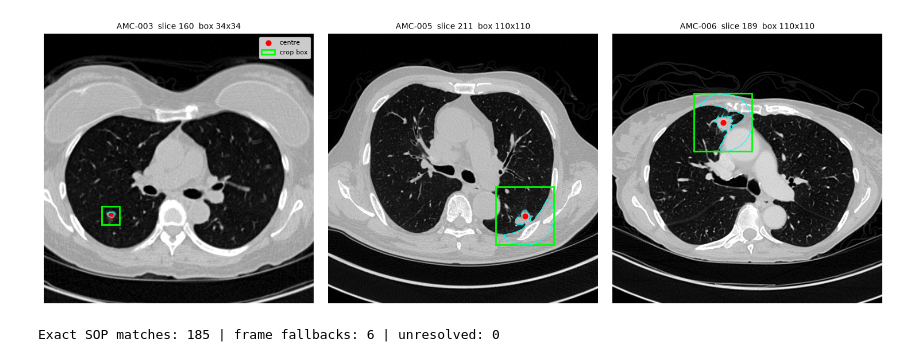
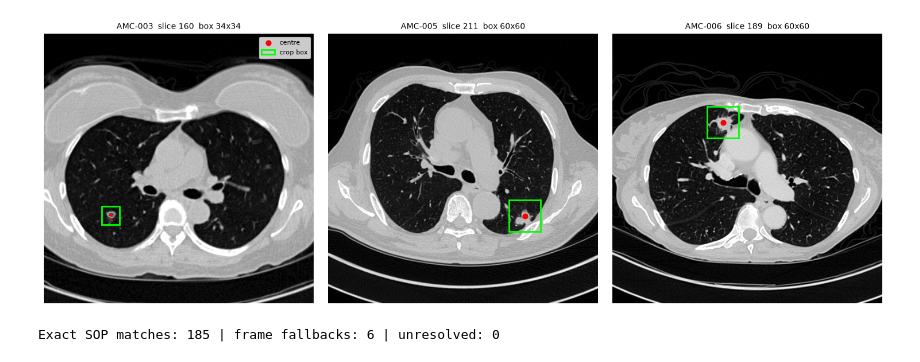
Before and after one commit to jeslinpjames/LungCancerGrading, a Jupyter notebook: AIM_Global_Verification_Sandbox.ipynb, the cells around one changed output. Cells and saved outputs as stored; diff of their text form; code cells hidden in the pictures.

Commit message:
fix region growing so that the tumors no longer leak into the chest wall

```diff
--- a/AIM_Global_Verification_Sandbox.ipynb
+++ b/AIM_Global_Verification_Sandbox.ipynb
@@ -1,8 +1,9 @@
 # %%
 # %% [markdown]
-# # AIM Global Resolution + DYNAMIC tumour box (region-grow sizing)
+# # AIM Global Resolution + DYNAMIC tumour box (lung-gated region-grow sizing)
 # Finds the markup's series anywhere in the patient folder, then sizes the crop box to the
-# actual tumour by region-growing from the markup centre (no more fixed 72x72).
+# actual tumour by region-growing from the markup centre (no more fixed 72x72). The grow is
+# confined to the lung field (+rim), so peripheral tumours no longer leak into the chest wall.
 
 # %%
 import os, glob, math
@@ -63,18 +64,57 @@ def find_series_for_sops(pdir, target_sops):
             except Exception: pass
     return found
 
-def estimate_tumor_bbox(sl_hu, cx, cy, r_max=55, hu_thresh=-400, min_half=12, pad=10, return_mask=False):
-    """Region-grow a soft-tissue blob from (cx,cy); return a square half-size hugging the tumour."""
+def _lung_gate_2d(sl_hu, body_thresh=-500, air_thresh=-400, margin=20):
+    """Lung field (aerated lung) dilated by `margin` px. Confining the region-grow
+    to this gate keeps it from leaking into the chest wall / mediastinum, while the
+    rim still admits juxtapleural tumours bulging onto the pleura."""
+    bdy = ndimage.binary_fill_holes(sl_hu > body_thresh)            # patient body, holes filled
+    lbl, n = ndimage.label(bdy)
+    if n == 0: return np.zeros(sl_hu.shape, bool)
+    bdy = lbl == (np.argmax(ndimage.sum(np.ones_like(lbl), lbl, range(1, n+1))) + 1)
+    air = ndimage.binary_opening((sl_hu < air_thresh) & bdy, structure=skdisk(2))  # air inside body = lungs
+    lbl, n = ndimage.label(air)
+    if n == 0: return np.zeros(sl_hu.shape, bool)
+    sizes = ndimage.sum(np.ones_like(lbl), lbl, range(1, n+1))
+    keep = np.where(sizes >= 64)[0] + 1                             # drop bowel-gas / airway specks
+    lung = np.isin(lbl, keep) if keep.size else (lbl == np.argmax(sizes) + 1)
+    return ndimage.binary_dilation(lung, structure=skdisk(margin))
+
+def estimate_tumor_bbox(sl_hu, cx, cy, r_max=55, hu_thresh=-400, min_half=12, pad=10,
+                        fallback_half=30, lung_margin=20, lung_gate=None, return_mask=False):
+    """Region-grow a soft-tissue blob from (cx,cy) and return a square half-size hugging
+    the tumour. Lung-gated: peripheral tumours no longer leak into the chest wall.
+    Pass a precomputed `lung_gate` if calling many times on the same slice."""
     H, W = sl_hu.shape
     cyi, cxi = int(round(cy)), int(round(cx))
     y0, y1 = max(0, cyi-r_max), min(H, cyi+r_max+1)
     x0, x1 = max(0, cxi-r_max), min(W, cxi+r_max+1)
     win = sl_hu[y0:y1, x0:x1]; ly, lx = cyi-y0, cxi-x0
+
+    def _ret(half, comp=None):
+        if not return_mask: return half
+        full = np.zeros(sl_hu.shape, bool)
+        if comp is not None: full[y0:y1, x0:x1] = comp
+        return half, full
+
+    # --- lung gate: seed must sit inside lung(+rim), else we can't size it reliably ---
+    if lung_gate is None:
+        lung_gate = _lung_gate_2d(sl_hu, margin=lung_margin)
+    if lung_gate is not None and lung_gate.any():
+        gw = lung_gate[y0:y1, x0:x1]
+        if not gw[ly, lx]:                                          # broad pleural / mediastinal mass
+            return _ret(max(min_half, fallback_half))               #   -> safe fixed box, no leak
+    else:
+        gw = None                                                   # lung detection failed -> guards only
+
+    # soft-tissue candidate inside a bounded disk, confined to the lung gate
     m = win > hu_thresh
     yy, xx = np.ogrid[:win.shape[0], :win.shape[1]]
     disk_win = (yy-ly)**2 + (xx-lx)**2 <= r_max**2
-    m = m & disk_win
-    m = ndimage.binary_opening(m, structure=skdisk(2))          # snap thin bridges to chest wall
+    m &= disk_win
+    if gw is not None: m &= gw
+    m = ndimage.binary_opening(m, structure=skdisk(2))             # snap thin bridges to chest wall
+
     comp = None
     if not m[ly, lx]:
         md = ndimage.binary_dilation(m, structure=skdisk(2))
@@ -82,18 +122,21 @@ def estimate_tumor_bbox(sl_hu, cx, cy, r_max=55, hu_thresh=-400, min_half=12, pa
     if m[ly, lx]:
         lbl, _ = ndimage.label(m)
         comp = lbl == lbl[ly, lx]
-        if comp.sum() > 0.55 * disk_win.sum(): comp = None       # leaked -> discard
+        ys, xs = np.where(comp)
+        h = ys.max()-ys.min()+1; w = xs.max()-xs.min()+1
+        fill   = comp.sum() / float(h*w)                           # compactness
+        aspect = max(h, w) / float(max(1, min(h, w)))              # elongation
+        raw_half = int(np.ceil(max(h, w)/2)) + pad
+        # leak guards: too big, too sparse, wall-hugging sliver, or maxed the window
+        if (comp.sum() > 0.55*disk_win.sum()) or fill < 0.35 or aspect > 3.0 or raw_half >= r_max:
+            comp = None
     if comp is None or comp.sum() < 9:
-        half = max(min_half, 26)                                  # robust fallback
-    else:
-        ys, xs = np.where(comp)
-        half = int(np.ceil(max(ys.max()-ys.min(), xs.max()-xs.min())/2)) + pad
-        half = int(np.clip(half, min_half, r_max))
-    if return_mask:
-        full = np.zeros_like(sl_hu, bool)
-        if comp is not None: full[y0:y1, x0:x1] = comp
-        return half, full
-    return half
+        return _ret(max(min_half, fallback_half))                  # robust fallback
+
+    ys, xs = np.where(comp)
+    half = int(np.ceil(max(ys.max()-ys.min(), xs.max()-xs.min())/2)) + pad
+    half = int(np.clip(half, min_half, r_max-1))                   # r_max-1: a true max == leak signal
+    return _ret(half, comp)
 
 clin = pd.read_csv(CLINICAL_CSV)
 clin["Case ID"] = clin["Case ID"].astype(str).str.strip()
@@ -115,33 +158,33 @@ for cid in tqdm(clin["Case ID"], desc="patients"):
         sop, frame, pts = mk["sop"], mk["frame"], mk["xy"]
         if sop in sop_dir:
             success += 1
             if plot_idx < 3:
                 r = sitk.ImageSeriesReader(); files = r.GetGDCMSeriesFileNames(sop_dir[sop])
                 z_idx, cols, rows = 0, 512, 512
                 for z, fp in enumerate(files):
                     ds = pydicom.dcmread(fp, stop_before_pixels=True, force=True)
                     if str(getattr(ds, 'SOPInstanceUID', '')) == sop:
                         z_idx = z; cols = getattr(ds,'Columns',512); rows = getattr(ds,'Rows',512); break
                 r.SetFileNames(files); arr = sitk.GetArrayFromImage(r.Execute())
                 _, cur_Y, cur_X = arr.shape
                 sx, sy = cur_X/float(cols), cur_Y/float(rows)
                 cx, cy = pts[0][0]*sx, pts[0][1]*sy
-                half, mask = estimate_tumor_bbox(arr[z_idx], cx, cy, return_mask=True)   # <-- dynamic
+                half, mask = estimate_tumor_bbox(arr[z_idx], cx, cy, return_mask=True)   # <-- lung-gated dynamic
                 ax = axes[plot_idx]
                 ax.imshow(arr[z_idx], cmap="gray", vmin=-1000, vmax=400)
                 if mask.any(): ax.contour(mask, colors="cyan", linewidths=0.8)
                 ax.scatter([cx], [cy], color='red', s=40, label="centre")
                 ax.add_patch(patches.Rectangle((cx-half, cy-half), 2*half, 2*half,
                              linewidth=2, edgecolor='lime', facecolor='none', label="crop box"))
                 ax.set_title(f"{cid}  slice {z_idx}  box {2*half}x{2*half}", fontsize=10)
                 ax.axis('off')
                 if plot_idx == 0: ax.legend(loc="upper right", fontsize=8)
                 plot_idx += 1
         elif frame is not None: fallback += 1
         else: unresolved += 1
 
 plt.tight_layout(); plt.show()
 print(f"\nExact SOP matches: {success} | frame fallbacks: {fallback} | unresolved: {unresolved}")
 # %% [output]
-[figure, old version]
+[figure, new version]
 Exact SOP matches: 185 | frame fallbacks: 6 | unresolved: 0
```
